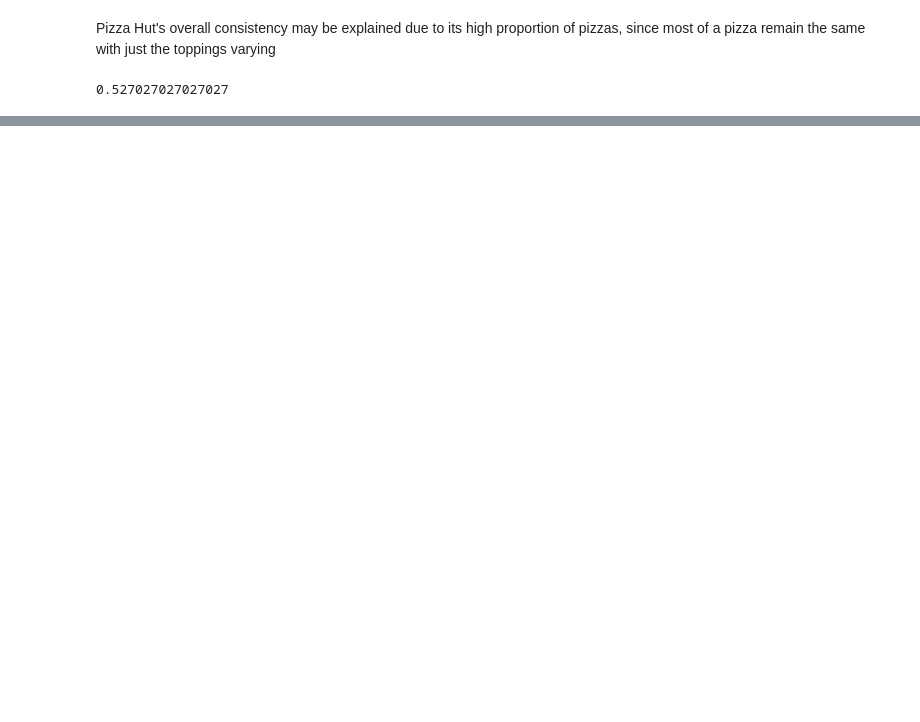
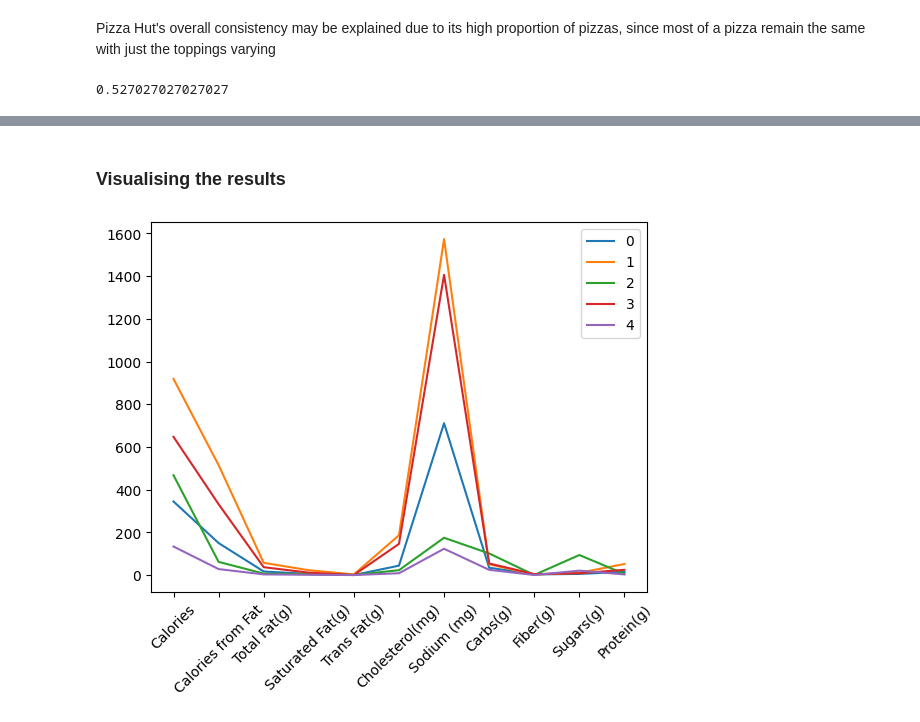
Before and after one commit to Sourov786/Fast_Food_Analysis, a Jupyter notebook: Fast_Food_Analysis.ipynb, the cells around one changed output, grey strips where cells are left out. Drawn from its saved outputs; the diff is of its cells as text; code cells hidden in the pictures; blank space fills up the shorter version.

```diff
--- a/Fast_Food_Analysis.ipynb
+++ b/Fast_Food_Analysis.ipynb
@@ -244,0 +270,7 @@ TtestResult(statistic=np.float64(4.228252230268862), pvalue=np.float64(3.3353617
+# %%
+# contains the labels for each row in order of the df ranging from 1-4
+df["kmeans_3"] = kmeans.labels_
+# %%
+means_of_clusters = df.drop(columns=["Company", "Item"]).groupby("kmeans_3").mean()
+# %%
+means_of_clusters.drop(columns=["Calories_T","Calories from Fat_T","Total Fat(g)_T","Saturated Fat(g)_T","Trans Fat(g)_T","Cholesterol(mg)_T","Sodium (mg)_T","Carbs(g)_T","Fiber(g)_T","Sugars(g)_T","Protein(g)_T"], inplace=True)
@@ -244,0 +287,10 @@ TtestResult(statistic=np.float64(4.228252230268862), pvalue=np.float64(3.3353617
+# %% [markdown]
+### Visualising the results
+# %%
+for i in range (0,5):
+    plt.plot( means_of_clusters.columns, means_of_clusters.loc[i], label=i)
+plt.legend()
+plt.xticks(rotation=45)
+plt.show()
+# %% [output]
+[figure, added]
```
Also changed, not shown: parts of 37 cells of this notebook.
